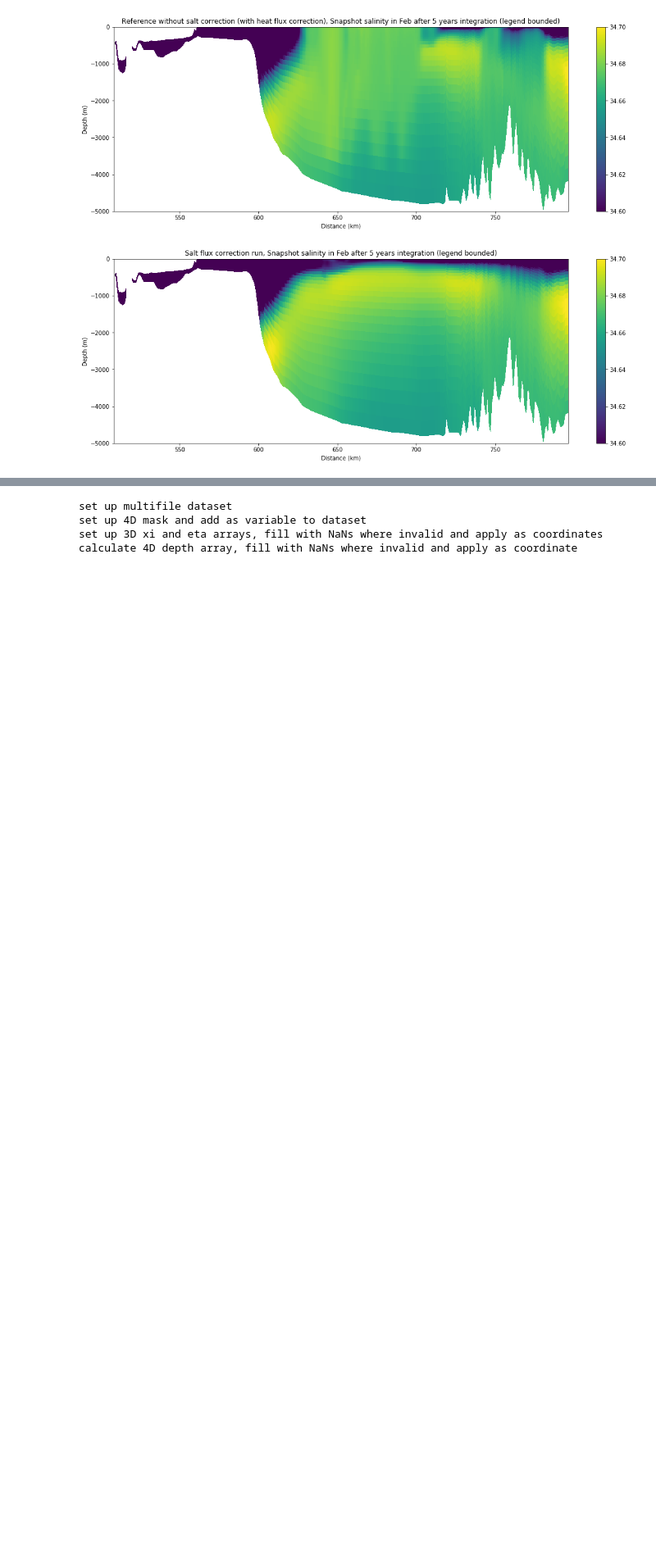
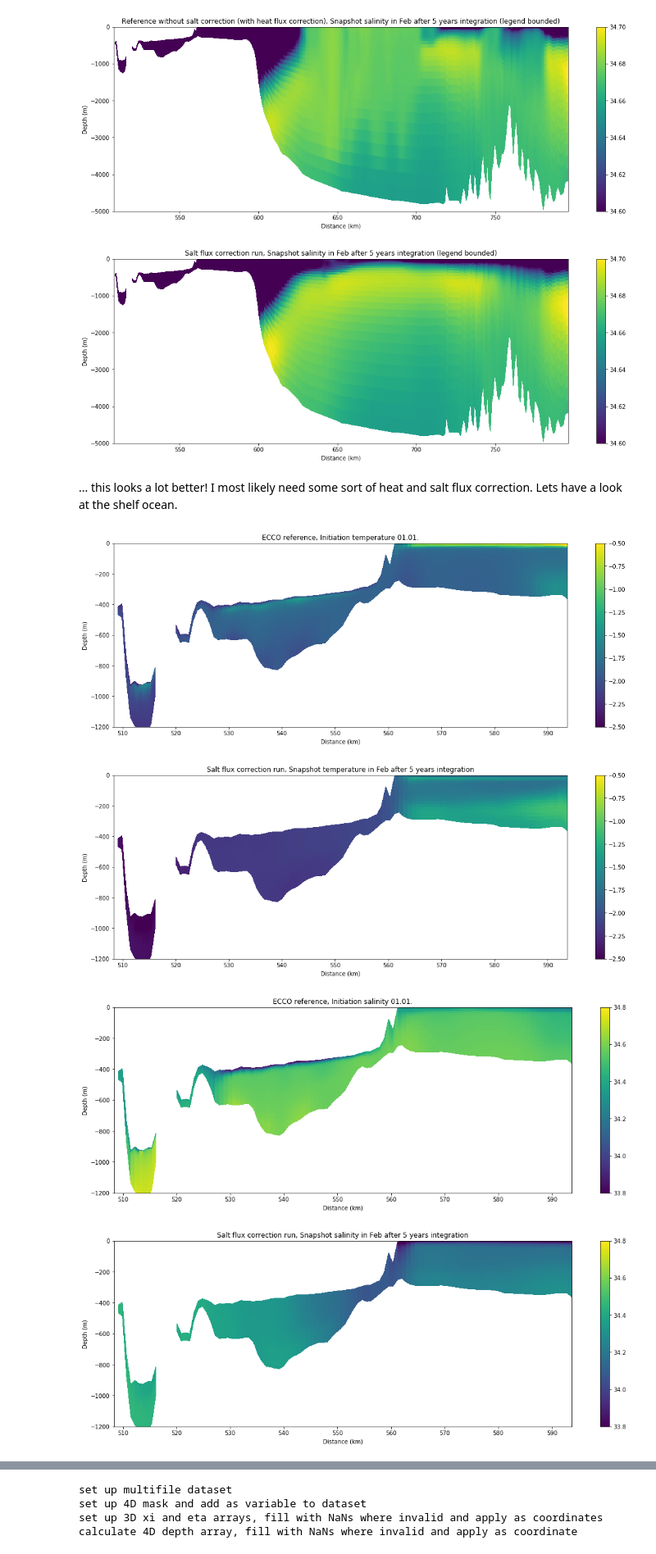
Before and after one commit to kuechenrole/tidal_melting, a Jupyter notebook: notebooks/0.2-kuechenrole-surface_fluxes_tuning.ipynb, the cells around one changed output, grey strips where cells are left out. Shown at 82% size. Cells and saved outputs as stored; diff of their text form; code cells hidden in the pictures; blank space fills up the shorter version.

```diff
--- a/notebooks/0.2-kuechenrole-surface_fluxes_tuning.ipynb
+++ b/notebooks/0.2-kuechenrole-surface_fluxes_tuning.ipynb
@@ -104,4 +104,16 @@ plot_vslice(his_5yr_SCORR_file,'salt',1,-5000,0,i_min,j_min,i_max,j_max,4,4,0.9,
 [figure]
 [figure]
 [figure]
+# %% [markdown]
+... this looks a lot better! I most likely need some sort of heat and salt flux correction. Lets have a look at the shelf ocean.
+# %%
+plot_vslice(his_1yr_file,'temp',1,-1200,0,i_min,j_min,i_max,500,4,4,0.9,50,31,vmin=-2.5,vmax=-0.5,title_str='ECCO reference, Initiation temperature 01.01.')
+plot_vslice(his_5yr_SCORR_file,'temp',1,-1200,0,i_min,j_min,i_max,500,4,4,0.9,50,31,vmin=-2.5,vmax=-0.5,title_str='Salt flux correction run, Snapshot temperature in Feb after 5 years integration')
+plot_vslice(his_1yr_file,'salt',1,-1200,0,i_min,j_min,i_max,500,4,4,0.9,50,31,vmin=33.8,vmax=34.8,title_str='ECCO reference, Initiation salinity 01.01.')
+plot_vslice(his_5yr_SCORR_file,'salt',1,-1200,0,i_min,j_min,i_max,500,4,4,0.9,50,31,vmin=33.8,vmax=34.8,title_str='Salt flux correction run, Snapshot salinity in Feb after 5 years integration')
+# %% [output]
+[figure, added]
+[figure, added]
+[figure, added]
+[figure, added]
 # %% [markdown]
```
Also changed, not shown: parts of 27 cells of this notebook, 9 other files.
